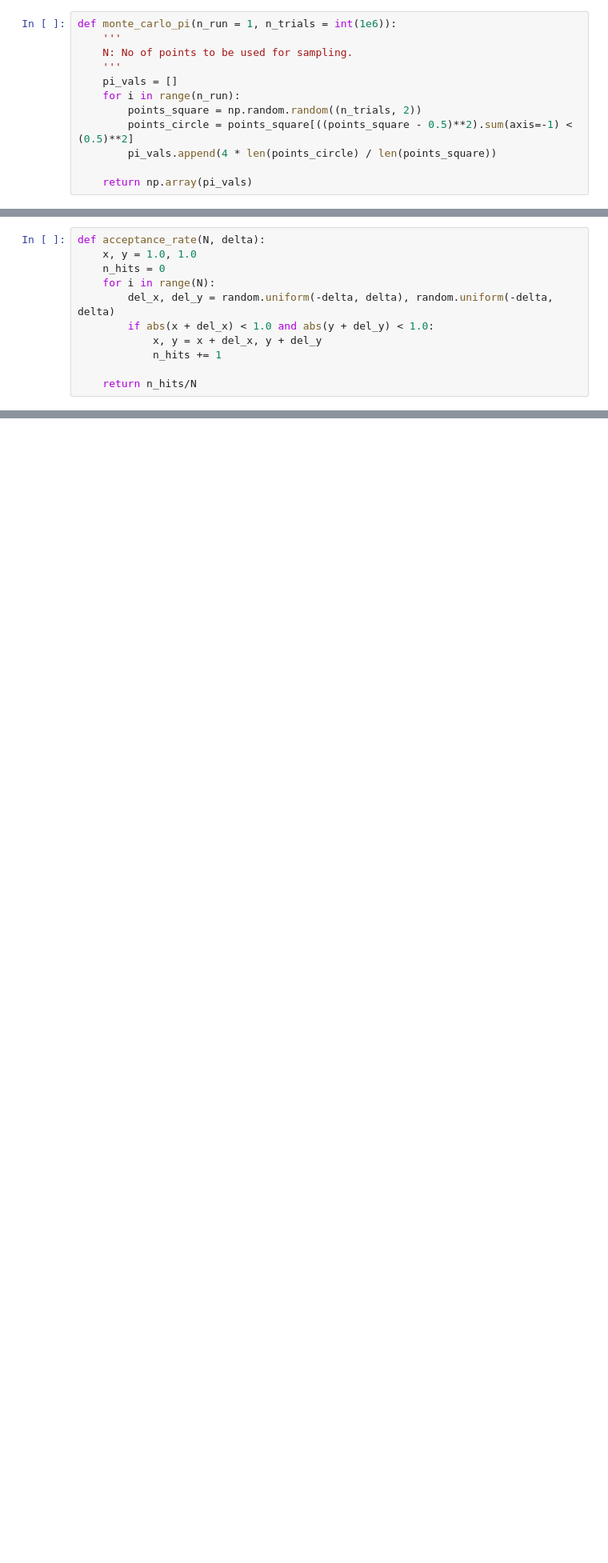
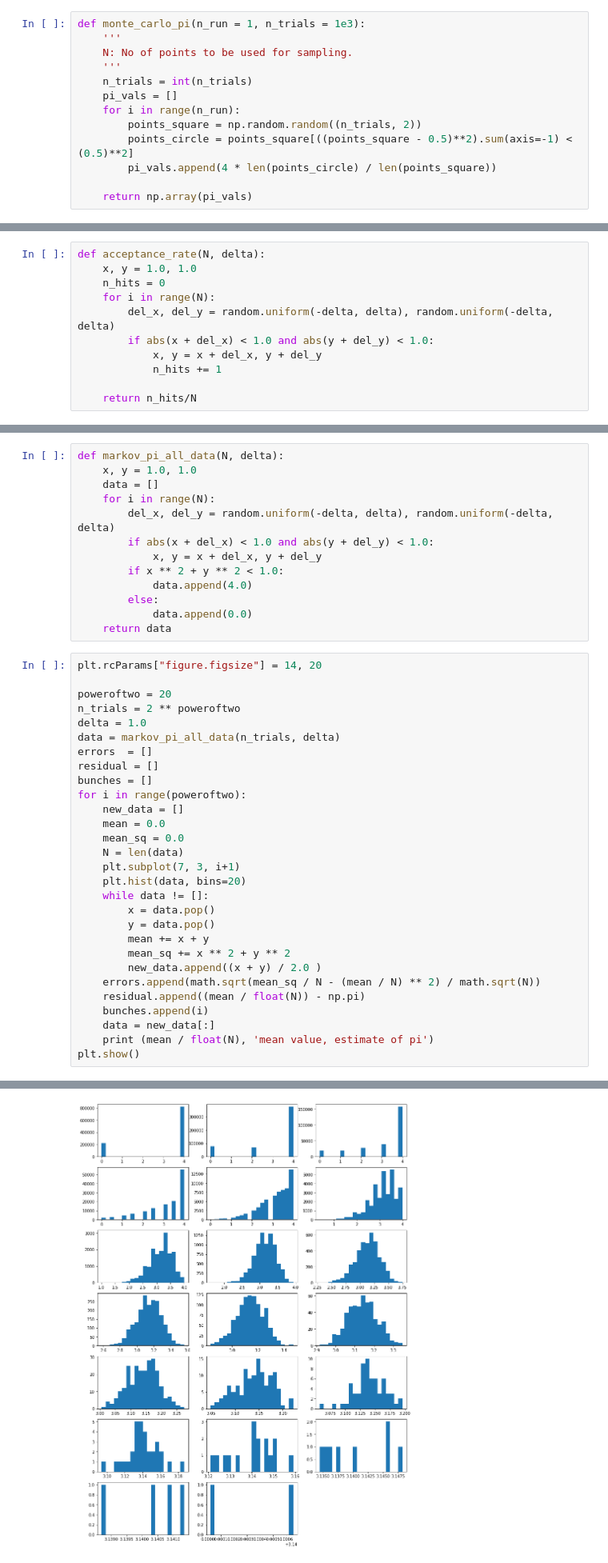
Before and after one commit to itsayushthada/Statistical-Mechanics, a Jupyter notebook: Week01/Assignment .ipynb, the cells around one changed output, grey strips where cells are left out. Shown: that part at 80% size. Cells and saved outputs as stored; diff of their text form; blank space fills up the shorter version.

```diff
--- a/Week01/Assignment .ipynb
+++ b/Week01/Assignment .ipynb
@@ -37,10 +88,11 @@ Estimated Pi value is:  3.142972
 # %% [markdown]
 ### Error Estimation
 # %%
-def monte_carlo_pi(n_run = 1, n_trials = int(1e6)):
+def monte_carlo_pi(n_run = 1, n_trials = 1e3):
     '''
     N: No of points to be used for sampling.
     '''
+    n_trials = int(n_trials)
     pi_vals = []
     for i in range(n_run):
         points_square = np.random.random((n_trials, 2))
@@ -184,0 +341,43 @@ Delta  || Acceptance Rate
+# %%
+def markov_pi_all_data(N, delta):
+    x, y = 1.0, 1.0
+    data = []
+    for i in range(N):
+        del_x, del_y = random.uniform(-delta, delta), random.uniform(-delta, delta)
+        if abs(x + del_x) < 1.0 and abs(y + del_y) < 1.0:
+            x, y = x + del_x, y + del_y
+        if x ** 2 + y ** 2 < 1.0:
+            data.append(4.0)
+        else:
+            data.append(0.0)
+    return data
+# %%
+plt.rcParams["figure.figsize"] = 14, 20
+
+poweroftwo = 20
+n_trials = 2 ** poweroftwo
+delta = 1.0
+data = markov_pi_all_data(n_trials, delta)
+errors  = []
+residual = []
+bunches = []
+for i in range(poweroftwo):
+    new_data = []
+    mean = 0.0
+    mean_sq = 0.0
+    N = len(data)
+    plt.subplot(7, 3, i+1)
+    plt.hist(data, bins=20)
+    while data != []:
+        x = data.pop()
+        y = data.pop()
+        mean += x + y
+        mean_sq += x ** 2 + y ** 2
+        new_data.append((x + y) / 2.0 )
+    errors.append(math.sqrt(mean_sq / N - (mean / N) ** 2) / math.sqrt(N))
+    residual.append((mean / float(N)) - np.pi)
+    bunches.append(i)
+    data = new_data[:]
+    print (mean / float(N), 'mean value, estimate of pi')
+plt.show()
+# %% [output]
@@ -184,0 +404 @@ Delta  || Acceptance Rate
+[figure, added]
```
Also changed, not shown: parts of 36 cells of this notebook.
